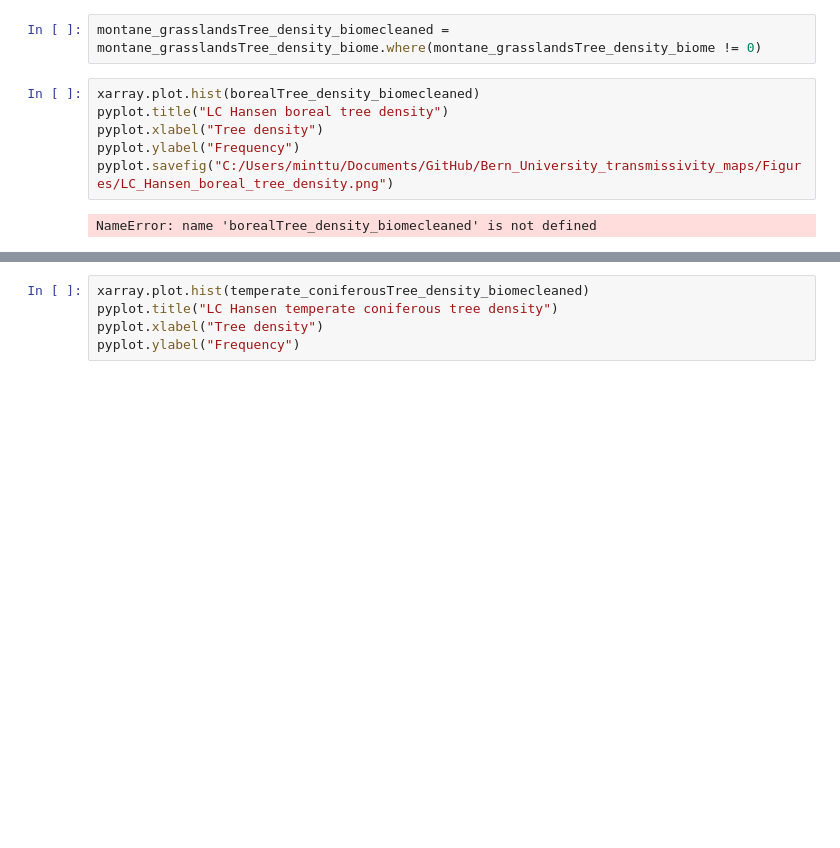
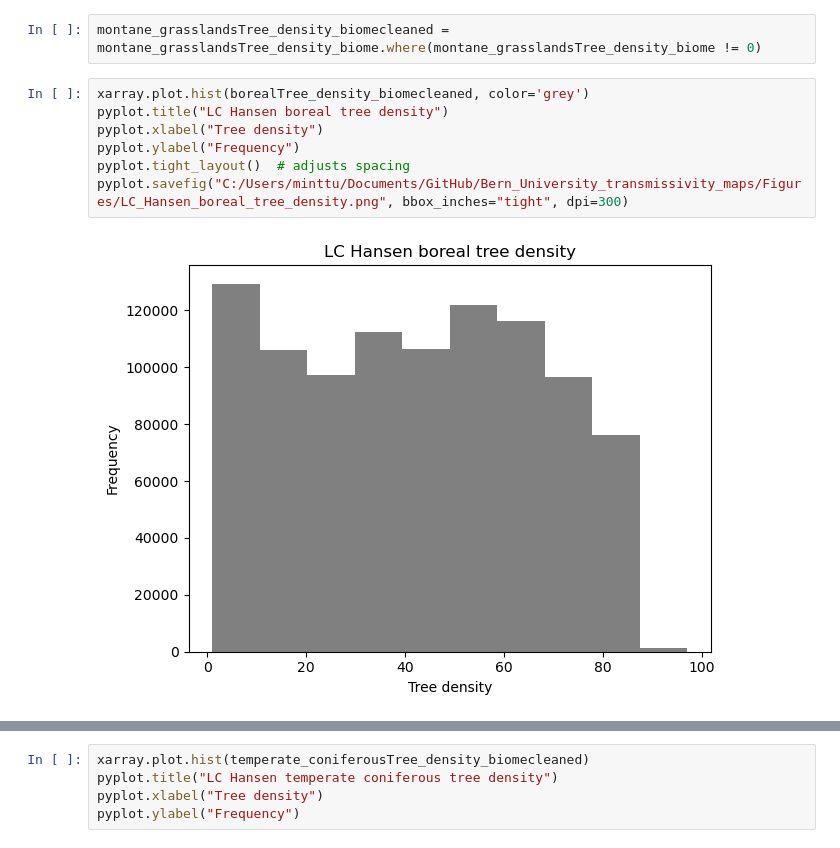
Before and after one commit to MinttuPekkala/Unibe_transmissivity_maps, a Jupyter notebook: Tree_cover_density.ipynb, the cells around one changed output, grey strips where cells are left out. Drawn from its saved outputs; the diff is of its cells as text; blank space fills up the shorter version.

```diff
--- a/Tree_cover_density.ipynb
+++ b/Tree_cover_density.ipynb
@@ -372,11 +372,12 @@ temperate_grasslandsTree_density_biomecleaned = temperate_grasslandsTree_density
 # %%
 montane_grasslandsTree_density_biomecleaned = montane_grasslandsTree_density_biome.where(montane_grasslandsTree_density_biome != 0)
 # %%
-xarray.plot.hist(borealTree_density_biomecleaned)
+xarray.plot.hist(borealTree_density_biomecleaned, color='grey')
 pyplot.title("LC Hansen boreal tree density")
 pyplot.xlabel("Tree density")
 pyplot.ylabel("Frequency")
-pyplot.savefig("C:/Users/minttu/Documents/GitHub/Bern_University_transmissivity_maps/Figures/LC_Hansen_boreal_tree_density.png")
+pyplot.tight_layout()  # adjusts spacing
+pyplot.savefig("C:/Users/minttu/Documents/GitHub/Bern_University_transmissivity_maps/Figures/LC_Hansen_boreal_tree_density.png", bbox_inches="tight", dpi=300)
 # %% [output]
-NameError: name 'borealTree_density_biomecleaned' is not defined
+[figure, added]
 # %%
```
Also changed, not shown: parts of 4 cells of this notebook, 3 other files.
